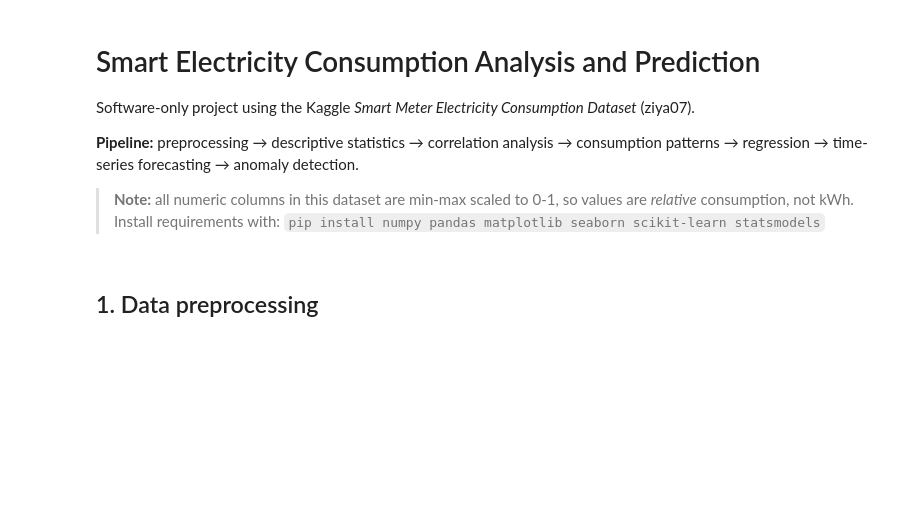
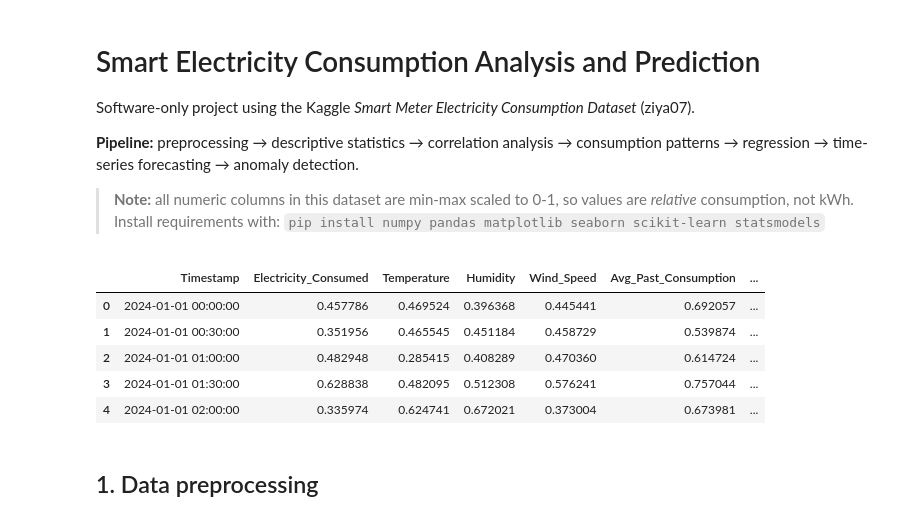
Before and after one commit to ishan5608/AIDS_miniproject, a Jupyter notebook: electricity_consumption_analysis.ipynb, the cells around one changed output. Cells and saved outputs as stored; diff of their text form; code cells hidden in the pictures; blank space fills up the shorter version.

```diff
--- a/electricity_consumption_analysis.ipynb
+++ b/electricity_consumption_analysis.ipynb
@@ -10,20 +10,27 @@ Software-only project using the Kaggle *Smart Meter Electricity Consumption Data
 # %%
 import warnings
 warnings.filterwarnings("ignore")
 import numpy as np
 import pandas as pd
 import matplotlib.pyplot as plt
 import seaborn as sns
 from sklearn.linear_model import LinearRegression, Ridge
 from sklearn.ensemble import RandomForestRegressor, GradientBoostingRegressor, RandomForestClassifier, IsolationForest
 from sklearn.metrics import mean_absolute_error, mean_squared_error, r2_score, classification_report, confusion_matrix
 
-sns.set_theme(style="whitegrid")
+sns.set_theme(style="darkgrid")
 pd.set_option("display.width", 150)
 
 DATA_PATH = "smart_meter_data.csv"   # change if your file is elsewhere
 df = pd.read_csv(DATA_PATH, parse_dates=["Timestamp"])
 df.head()
+# %% [output]
+|  | Timestamp | Electricity_Consumed | Temperature | Humidity | Wind_Speed | Avg_Past_Consumption | ... |
+| 0 | 2024-01-01 00:00:00 | 0.457786 | 0.469524 | 0.396368 | 0.445441 | 0.692057 | ... |
+| 1 | 2024-01-01 00:30:00 | 0.351956 | 0.465545 | 0.451184 | 0.458729 | 0.539874 | ... |
+| 2 | 2024-01-01 01:00:00 | 0.482948 | 0.285415 | 0.408289 | 0.470360 | 0.614724 | ... |
+| 3 | 2024-01-01 01:30:00 | 0.628838 | 0.482095 | 0.512308 | 0.576241 | 0.757044 | ... |
+| 4 | 2024-01-01 02:00:00 | 0.335974 | 0.624741 | 0.672021 | 0.373004 | 0.673981 | ... |
 # %% [markdown]
 ## 1. Data preprocessing
 # %%
```
Also changed, not shown: parts of 12 cells of this notebook, 4 other files.
